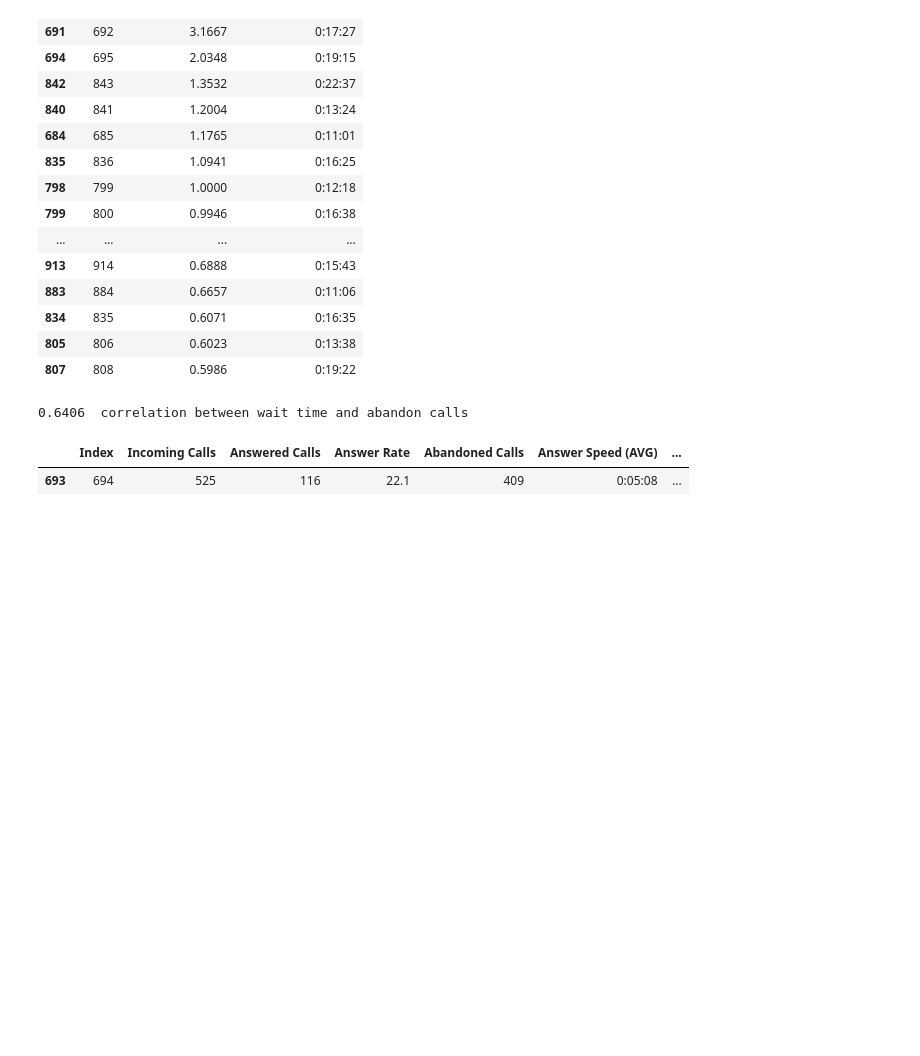
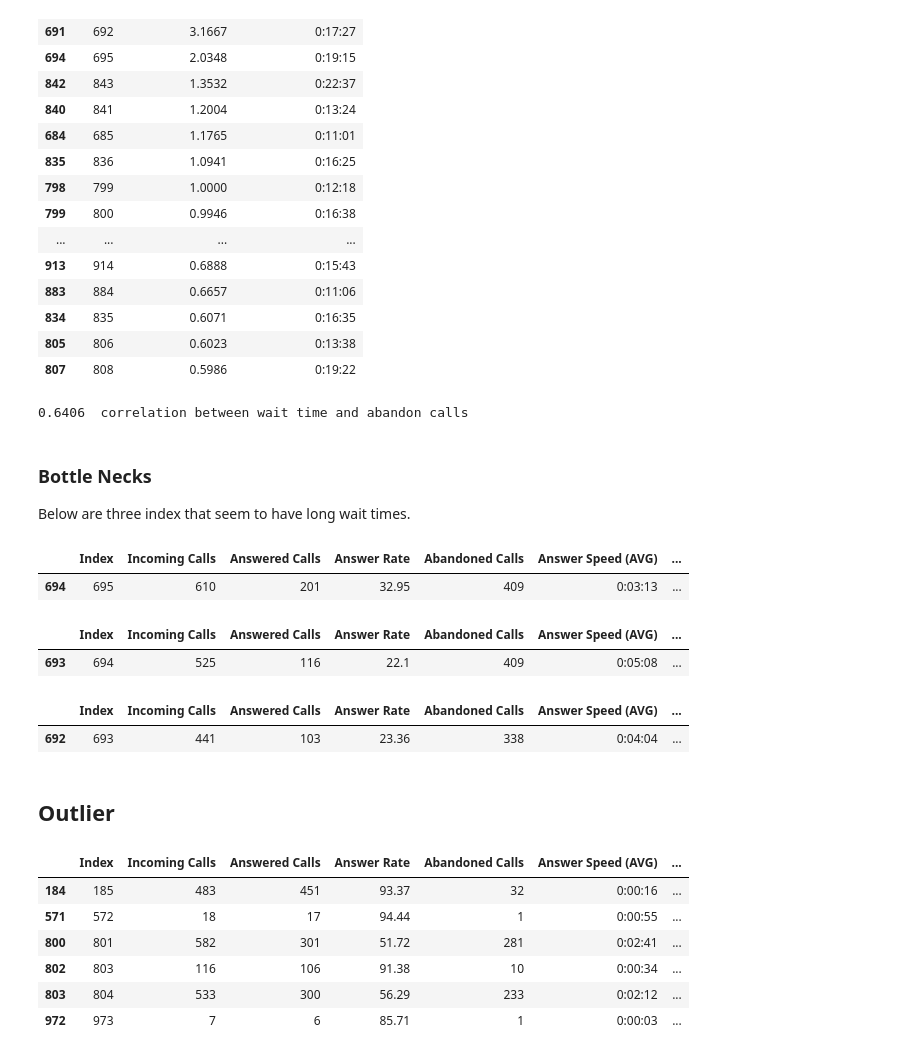
Before and after one commit to ScottySchmidt/MachineLearning, a Jupyter notebook: call-center.ipynb, the cells around one changed output. Cells and saved outputs as stored; diff of their text form; code cells hidden in the pictures; blank space fills up the shorter version.

Commit message:
Kaggle Notebook | Call_Center | Version 4

```diff
--- a/call-center.ipynb
+++ b/call-center.ipynb
@@ -115,8 +115,41 @@ corr=df['Abandoned_perc'].corr(df['Wait Time Minutes(AVG)'])
 print(corr.round(4), " correlation between wait time and abandon calls")
 # %% [output]
 0.6406  correlation between wait time and abandon calls
+# %% [markdown]
+### Bottle Necks
+Below are three index that seem to have long wait times.
+# %%
+df.iloc[[694]]
+# %% [output]
+|  | Index | Incoming Calls | Answered Calls | Answer Rate | Abandoned Calls | Answer Speed (AVG) | ... |
+| 694 | 695 | 610 | 201 | 32.95 | 409 | 0:03:13 | ... |
 # %%
 df.iloc[[693]]
 # %% [output]
 |  | Index | Incoming Calls | Answered Calls | Answer Rate | Abandoned Calls | Answer Speed (AVG) | ... |
 | 693 | 694 | 525 | 116 | 22.1 | 409 | 0:05:08 | ... |
+# %%
+df.iloc[[692]]
+# %% [output]
+|  | Index | Incoming Calls | Answered Calls | Answer Rate | Abandoned Calls | Answer Speed (AVG) | ... |
+| 692 | 693 | 441 | 103 | 23.36 | 338 | 0:04:04 | ... |
+# %% [markdown]
+## Outlier
+# %%
+# Calculate Z-scores
+z_scores = np.abs((df['Talk Duration Minutes(AVG)'] - df['Talk Duration Minutes(AVG)'].mean()) / df['Talk Duration Minutes(AVG)'].std())
+
+# Set a threshold (e.g., 2 or 3 standard deviations)
+threshold = 3
+
+# Detect outliers
+outliers = df[z_scores > threshold]
+outliers
+# %% [output]
+|  | Index | Incoming Calls | Answered Calls | Answer Rate | Abandoned Calls | Answer Speed (AVG) | ... |
+| 184 | 185 | 483 | 451 | 93.37 | 32 | 0:00:16 | ... |
+| 571 | 572 | 18 | 17 | 94.44 | 1 | 0:00:55 | ... |
+| 800 | 801 | 582 | 301 | 51.72 | 281 | 0:02:41 | ... |
+| 802 | 803 | 116 | 106 | 91.38 | 10 | 0:00:34 | ... |
+| 803 | 804 | 533 | 300 | 56.29 | 233 | 0:02:12 | ... |
+| 972 | 973 | 7 | 6 | 85.71 | 1 | 0:00:03 | ... |
```
